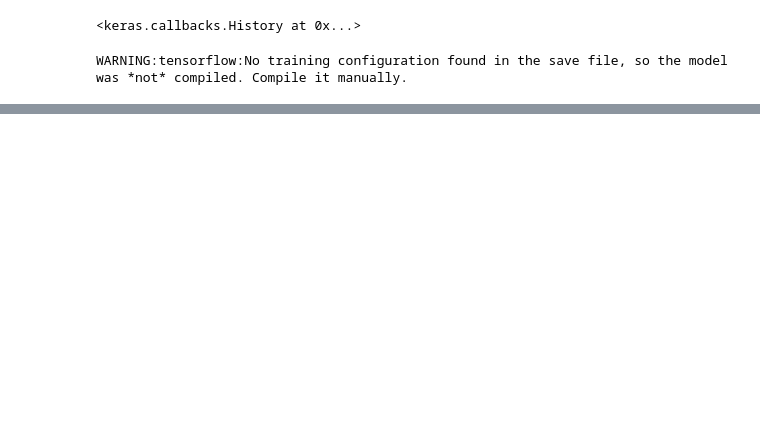
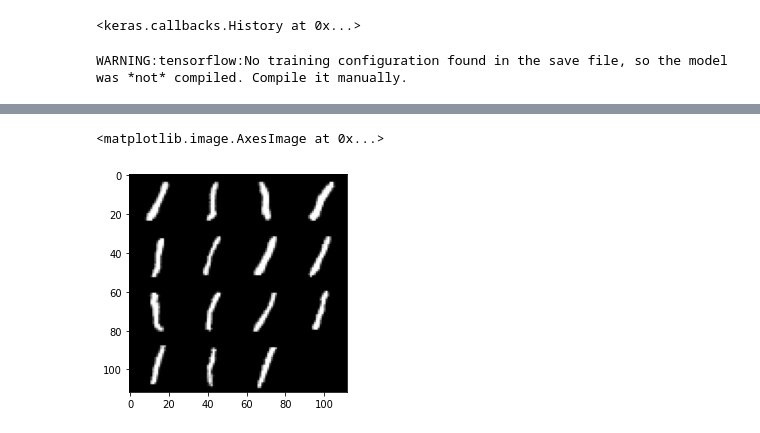
Before and after one commit to rajrathi/CGANFashionMNIST, a Jupyter notebook: model.ipynb, the cells around one changed output, grey strips where cells are left out. Drawn from its saved outputs; the diff is of its cells as text; code cells hidden in the pictures; blank space fills up the shorter version.

```diff
--- a/model.ipynb
+++ b/model.ipynb
@@ -264,0 +256,45 @@ push_to_hub_keras
+# %%
+from math import sqrt, ceil
+latent_dim = 128
+def generate_latent_points(digit, latent_dim, n_samples, n_classes=10):
+# generate points in the latent space
+    random_latent_vectors = tf.random.normal(shape=(n_samples, latent_dim))
+    labels = tf.keras.utils.to_categorical([digit for _ in range(n_samples)], n_classes)
+    return tf.concat([random_latent_vectors, labels], 1)
+
+def save_plot(examples, n):
+    size = ceil(sqrt(n))
+    fig = plt.figure()
+# plot images
+    for i in range(size * size):
+        if i == n:
+            break
+    # define subplot
+        fig.add_subplot(size, size, 1 + i)
+    # turn off axis
+        plt.axis('off')
+    # plot raw pixel data
+        plt.imshow(examples[i, :, :, 0], cmap='gray_r')
+    fig.canvas.draw()
+
+def create_digit_samples(digit, n_samples, latent_dim=latent_dim):
+    random_vector_labels = generate_latent_points(digit, latent_dim, n_samples)
+    examples = cgan_generator.predict(random_vector_labels)
+    examples = examples * 255.0
+    size = ceil(sqrt(n_samples))
+    digit_images = np.zeros((28*size, 28*size))
+    n = 0
+    for i in range(size):
+        for j in range(size):
+            if n == n_samples:
+                break
+            digit_images[i* 28 : (i+1)*28, j*28 : (j+1)*28] = examples[n, :, :, 0]
+            n += 1
+
+ # plot the result
+    return digit_images
+# %%
+plt.imshow(create_digit_samples(1, 15), cmap='gray')
+# %% [output]
+<matplotlib.image.AxesImage at 0x...>
+[figure, added]
```
Also changed, not shown: parts of 5 cells of this notebook, 2 other files.
